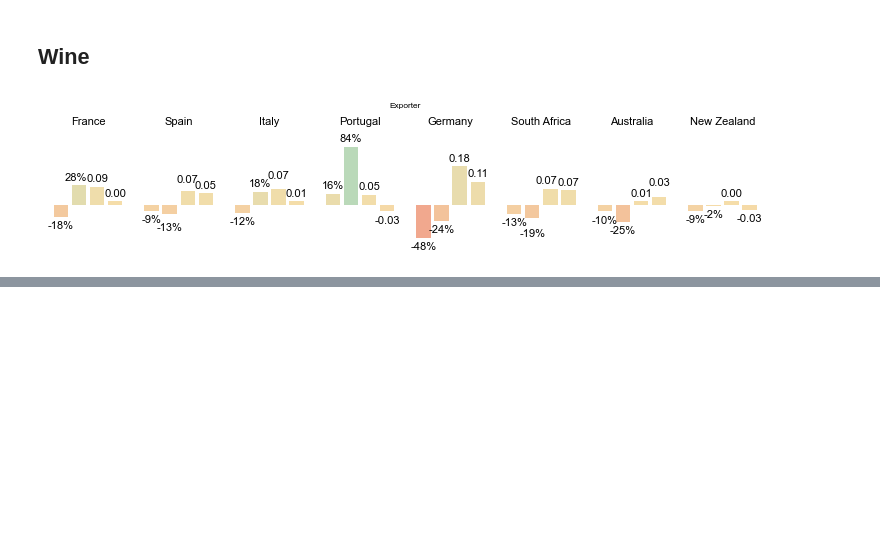
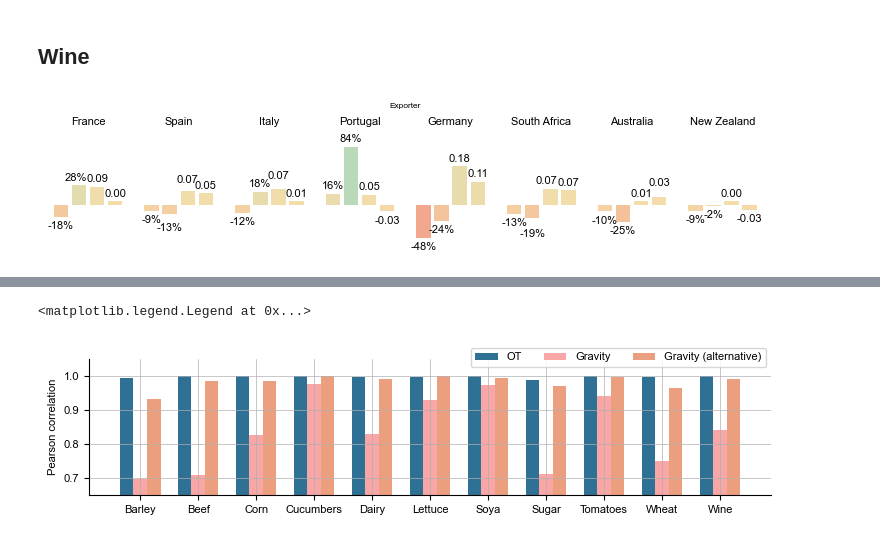
Before and after one commit to ThGaskin/inverse-optimal-transport, a Jupyter notebook: Evaluate.ipynb, the cells around one changed output, grey strips where cells are left out. Drawn from its saved outputs; the diff is of its cells as text; code cells hidden in the pictures; blank space fills up the shorter version.

```diff
--- a/Evaluate.ipynb
+++ b/Evaluate.ipynb
@@ -962,0 +1076,24 @@ for item in dsets.keys():
+# %%
+fig, ax = plt.subplots(figsize=(page_width, page_width/5))
+# Plot the Pearson R on the data
+for idx, (key, value) in enumerate(dsets.items()):
+
+    # OT estimates
+    _OT_est = value['Predictions'].sel({"variable": "T_pred"})['mean']
+
+    # Gravity estimates
+    _Gravity_est_1 = value['Gravity_covariates']['predicted']
+    _Gravity_est_2 = value['Gravity_fixed_effects']['predicted']
+
+    # Mean FAO data, averaged over reporter
+    _FAO_data = value['FAO_data'].mean('Reporter', skipna=True)
+
+    ax.bar([3*idx], xr.corr(_OT_est, _FAO_data), color=colors['c_darkblue'], width=0.7, label='OT' if idx == 0 else None)
+    ax.bar([3*idx+0.7], xr.corr(_Gravity_est_1, _FAO_data), color=colors['c_pink'], width=0.7, label='Gravity' if idx == 0 else None)
+    ax.bar([3*idx+1.4], xr.corr(_Gravity_est_2, _FAO_data), color=colors['c_orange'], width=0.7, label='Gravity (alternative)' if idx == 0 else None)
+ax.set(ylim=(0.65, 1.05), ylabel='Pearson correlation')
+ax.set_xticks(ticks=[3*idx+0.7 for idx in range(len(dsets))], labels=list(dsets.keys()));
+ax.legend(ncols=3, loc='lower right', bbox_to_anchor=(1, 0.9))
+# %% [output]
+<matplotlib.legend.Legend at 0x...>
+[figure, added]
```
Also changed, not shown: parts of 16 cells of this notebook, 17 other files.
